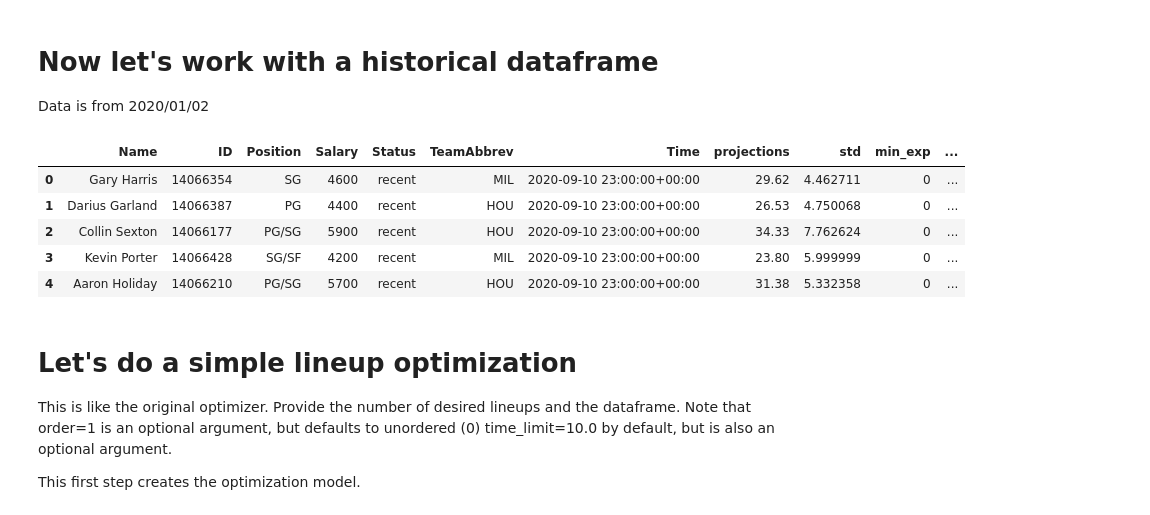
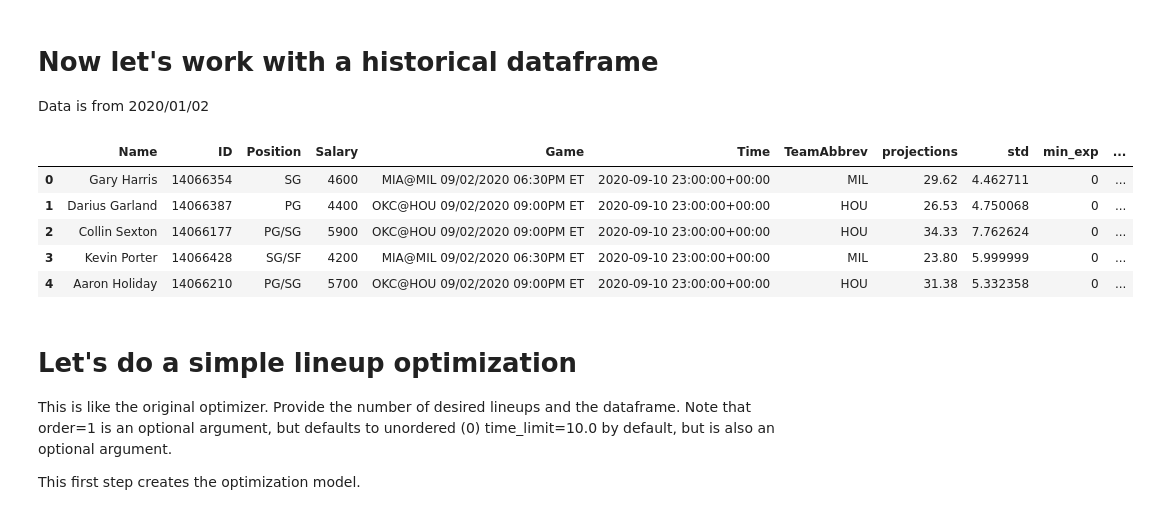
Before and after one commit to firstprinciples/dfs_optimizer, a Jupyter notebook: fps_dfs_optimizer/analyses/test_optimizer.ipynb, the cells around one changed output. Saved outputs shown, nothing was run; the diff lists cells and outputs as text; code cells hidden in the pictures.

```diff
--- a/fps_dfs_optimizer/analyses/test_optimizer.ipynb
+++ b/fps_dfs_optimizer/analyses/test_optimizer.ipynb
@@ -81,15 +81,15 @@ Data is from 2020/01/02
 # %%
 df_players = pd.read_csv('../data/raw/test_20200102.csv')
 df_players['Time'] = pd.to_datetime(df_players['Time'])
-df_players = df_players[cols]
+df_players = df_players[cols[:-1]]
 df_players.head()
 # %% [output]
-|  | Name | ID | Position | Salary | Status | TeamAbbrev | Time | projections | std | min_exp | ... |
-| 0 | Gary Harris | 14066354 | SG | 4600 | recent | MIL | 2020-09-10 23:00:00+00:00 | 29.62 | 4.462711 | 0 | ... |
-| 1 | Darius Garland | 14066387 | PG | 4400 | recent | HOU | 2020-09-10 23:00:00+00:00 | 26.53 | 4.750068 | 0 | ... |
-| 2 | Collin Sexton | 14066177 | PG/SG | 5900 | recent | HOU | 2020-09-10 23:00:00+00:00 | 34.33 | 7.762624 | 0 | ... |
-| 3 | Kevin Porter | 14066428 | SG/SF | 4200 | recent | MIL | 2020-09-10 23:00:00+00:00 | 23.80 | 5.999999 | 0 | ... |
-| 4 | Aaron Holiday | 14066210 | PG/SG | 5700 | recent | HOU | 2020-09-10 23:00:00+00:00 | 31.38 | 5.332358 | 0 | ... |
+|  | Name | ID | Position | Salary | Game | Time | TeamAbbrev | projections | std | min_exp | ... |
+| 0 | Gary Harris | 14066354 | SG | 4600 | MIA@MIL 09/02/2020 06:30PM ET | 2020-09-10 23:00:00+00:00 | MIL | 29.62 | 4.462711 | 0 | ... |
+| 1 | Darius Garland | 14066387 | PG | 4400 | OKC@HOU 09/02/2020 09:00PM ET | 2020-09-10 23:00:00+00:00 | HOU | 26.53 | 4.750068 | 0 | ... |
+| 2 | Collin Sexton | 14066177 | PG/SG | 5900 | OKC@HOU 09/02/2020 09:00PM ET | 2020-09-10 23:00:00+00:00 | HOU | 34.33 | 7.762624 | 0 | ... |
+| 3 | Kevin Porter | 14066428 | SG/SF | 4200 | MIA@MIL 09/02/2020 06:30PM ET | 2020-09-10 23:00:00+00:00 | MIL | 23.80 | 5.999999 | 0 | ... |
+| 4 | Aaron Holiday | 14066210 | PG/SG | 5700 | OKC@HOU 09/02/2020 09:00PM ET | 2020-09-10 23:00:00+00:00 | HOU | 31.38 | 5.332358 | 0 | ... |
 # %% [markdown]
 # Let's do a simple lineup optimization
 This is like the original optimizer. Provide the number of desired lineups and the dataframe.
```
Also changed, not shown: parts of 3 cells of this notebook, 4 other files.
